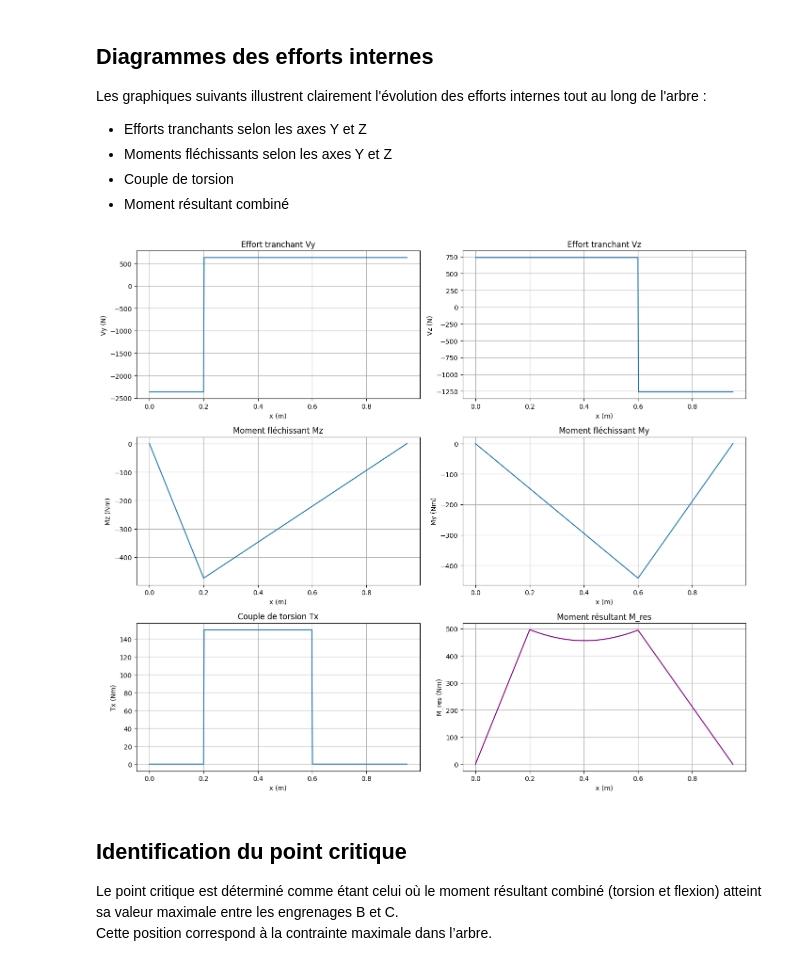
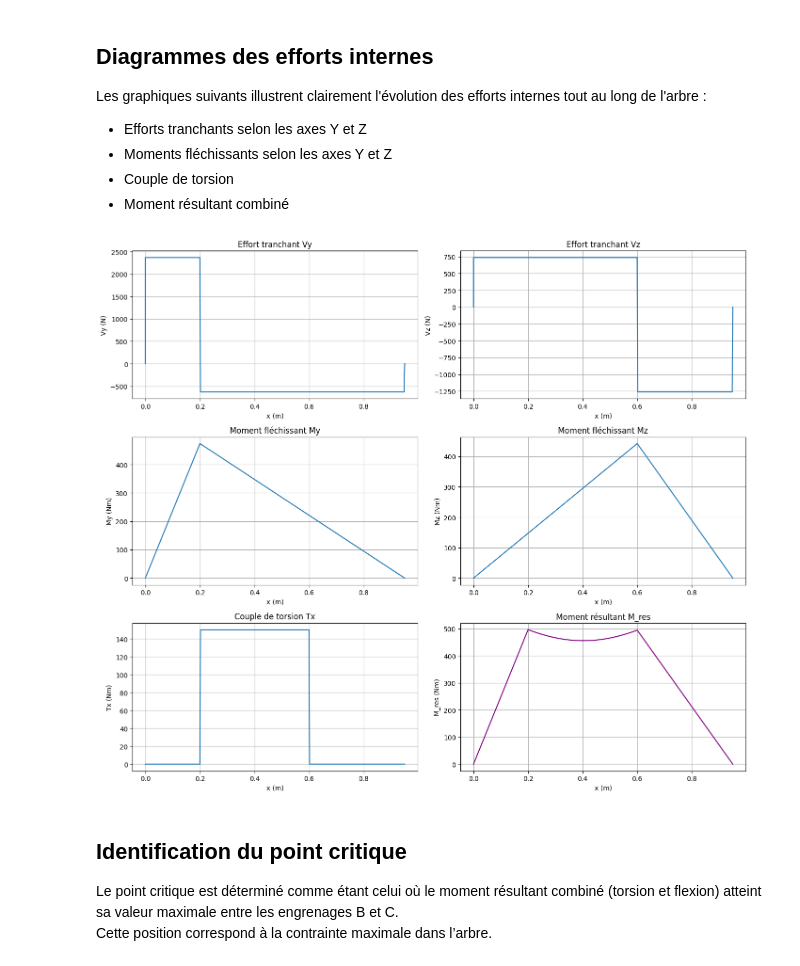
Before and after one commit to Fradar3/EtudeCasRDM, a Jupyter notebook: Tracteur.ipynb, the cells around one changed output. Cells and saved outputs as stored; diff of their text form; code cells hidden in the pictures.

```diff
--- a/Tracteur.ipynb
+++ b/Tracteur.ipynb
@@ -96,18 +100,26 @@ Tx = np.zeros_like(x_vals)
 
 for i, x in enumerate(x_vals):
     # Efforts tranchants
-    Vy[i] = Ay + (Ft_B_y if x >= x_B else 0)
-    Vz[i] = Az + (Ft_C_z if x >= x_C else 0)
+    Vy[i] = Ay + (Ft_B_y if x >= x_B else 0) + (Dy if x>= x_D else 0)
+    Vz[i] = Az + (Ft_C_z if x >= x_C else 0) + (Dz if x>= x_D else 0)
 
     # Moments fléchissants
-    Mz[i] = Ay * x + (Ft_B_y * (x - x_B) if x >= x_B else 0)
-    My[i] = -Az * x - (Ft_C_z * (x - x_C) if x >= x_C else 0)
+    My[i] = Ay * x + (Ft_B_y * (x - x_B) if x >= x_B else 0)
+    Mz[i] = Az * x + (Ft_C_z * (x - x_C) if x >= x_C else 0)
 
     # Torsion
     Tx[i] = T if x_B < x <= x_C else 0
 
 # Moment résultant combiné
 M_res = np.sqrt(My**2 + Mz**2)
+
+# --- Ajustement pour le tracé pour commencer à zéro ---
+# L'approche ci-dessus fait que Vy[0] = Ay et Vz[0] = Az.
+# Pour que le *graphique* commence à (0,0) avant le saut de la réaction Ay/Az,
+# nous insérons un point (0,0) au début des données de tracé.
+x_plot = np.insert(x_vals, 0, 0) # Ajoute un 0 au début de x
+Vy_plot = np.insert(Vy, 0, 0)   # Ajoute un 0 au début de Vy
+Vz_plot = np.insert(Vz, 0, 0)   # Ajoute un 0 au début de Vz
 # %% [markdown]
 ## Diagrammes des efforts internes
 
@@ -120,34 +132,34 @@ Les graphiques suivants illustrent clairement l'évolution des efforts internes
 # %%
 fig, axes = plt.subplots(3, 2, figsize=(14, 12))
 
-axes[0,0].plot(x_vals, Vy)
+axes[0,0].plot(x_plot, Vy_plot)
 axes[0,0].set(title='Effort tranchant Vy', xlabel='x (m)', ylabel='Vy (N)')
 axes[0,0].grid()
 
-axes[0,1].plot(x_vals, Vz)
+axes[0,1].plot(x_plot, Vz_plot)
 axes[0,1].set(title='Effort tranchant Vz', xlabel='x (m)', ylabel='Vz (N)')
 axes[0,1].grid()
 
-axes[1,0].plot(x_vals, Mz)
-axes[1,0].set(title='Moment fléchissant Mz', xlabel='x (m)', ylabel='Mz (Nm)')
+axes[1,0].plot(x_vals, My)
+axes[1,0].set(title='Moment fléchissant My', xlabel='x (m)', ylabel='My (Nm)')
 axes[1,0].grid()
 
-axes[1,1].plot(x_vals, My)
-axes[1,1].set(title='Moment fléchissant My', xlabel='x (m)', ylabel='My (Nm)')
+axes[1,1].plot(x_vals, Mz)
+axes[1,1].set(title='Moment fléchissant Mz', xlabel='x (m)', ylabel='Mz (Nm)')
 axes[1,1].grid()
 
 axes[2,0].plot(x_vals, Tx)
 axes[2,0].set(title='Couple de torsion Tx', xlabel='x (m)', ylabel='Tx (Nm)')
 axes[2,0].grid()
 
 axes[2,1].plot(x_vals, M_res, color='purple')
 axes[2,1].set(title='Moment résultant M_res', xlabel='x (m)', ylabel='M_res (Nm)')
 axes[2,1].grid()
 
 plt.tight_layout()
 plt.show()
 # %% [output]
-[figure, old version]
+[figure, new version]
 # %% [markdown]
 ## Identification du point critique
 
```
Also changed, not shown: parts of 2 cells of this notebook, 1 other file.
